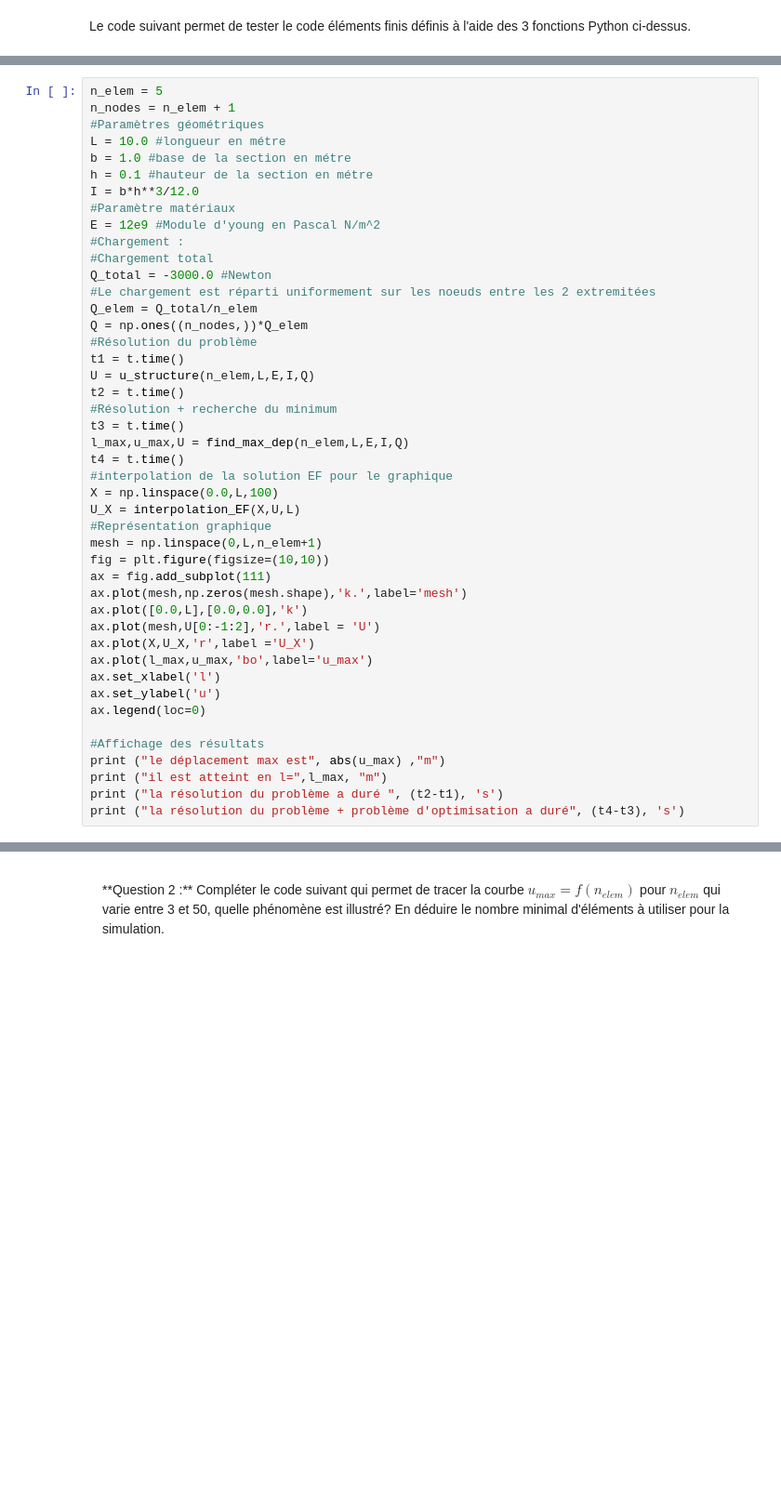
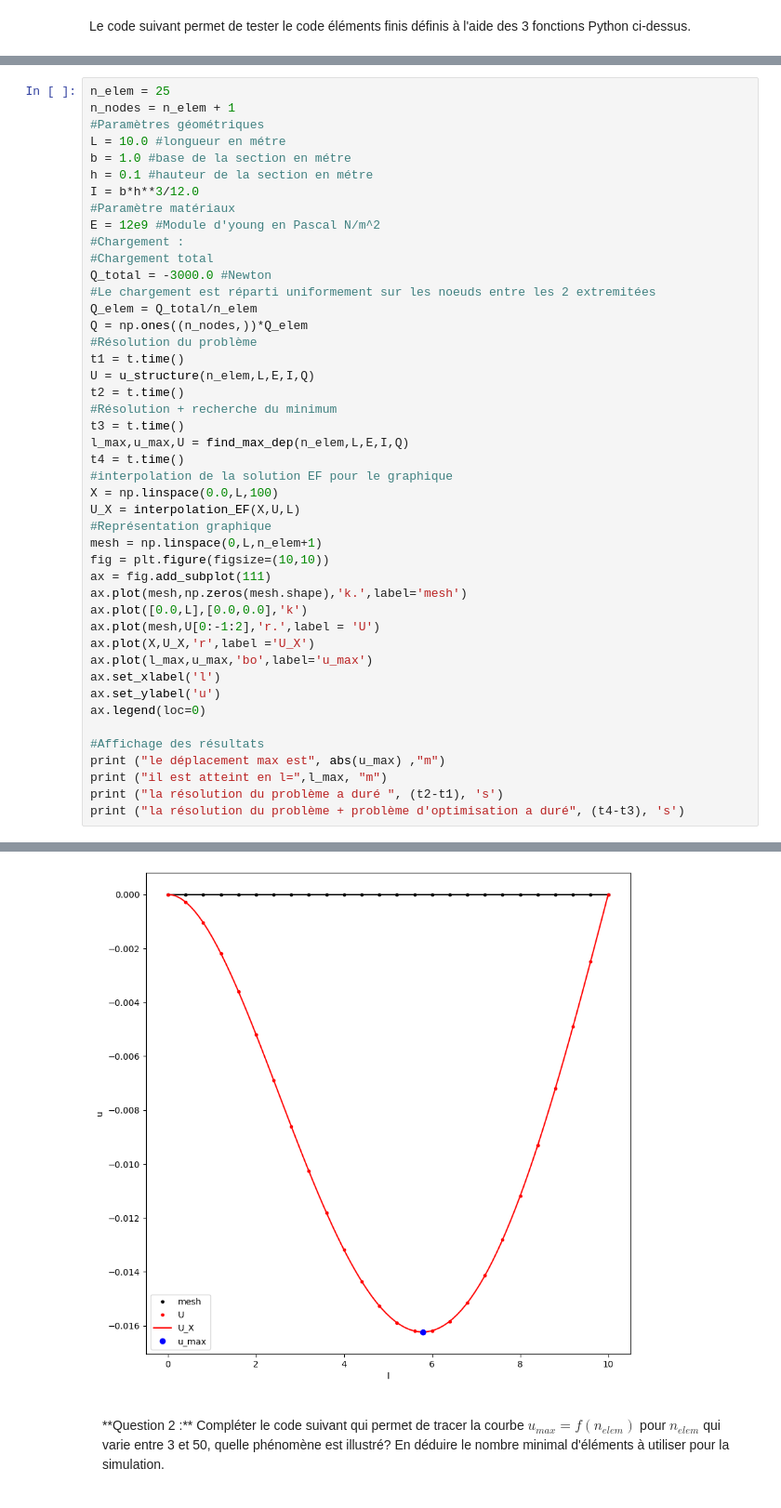
Before and after one commit to PaulCalot/supaero-mdo, a Jupyter notebook: be5/BE_2_etudiant.ipynb, the cells around one changed output, grey strips where cells are left out. Shown at 93% size. Drawn from its saved outputs; the diff is of its cells as text; blank space fills up the shorter version.

```diff
--- a/be5/BE_2_etudiant.ipynb
+++ b/be5/BE_2_etudiant.ipynb
@@ -100,5 +102,5 @@ Le code suivant permet de tester le code éléments finis définis à l'aide des
 # %%
-n_elem = 5
+n_elem = 25
 n_nodes = n_elem + 1
 #Paramètres géométriques
 L = 10.0 #longueur en métre
@@ -142,3 +144,4 @@ print ("le déplacement max est", abs(u_max) ,"m")
 print ("il est atteint en l=",l_max, "m")
 print ("la résolution du problème a duré ", (t2-t1), 's')
 print ("la résolution du problème + problème d'optimisation a duré", (t4-t3), 's')
+# %% [output]
@@ -145,3 +154,4 @@ print ("la résolution du problème + problème d'optimisation a duré", (t4-t3)
+[figure, added]
 # %% [markdown]
 <p class="bg-primary" style="padding:1em">**Question 2 :** Compléter le code suivant qui permet de tracer la courbe $u_{max} = f(n_{elem})$ pour $n_{elem}$ qui varie entre 3 et 50, quelle phénomène est illustré? En déduire le nombre minimal d'éléments à utiliser pour la simulation.</p>
 # %%
```
Also changed, not shown: parts of 43 cells of this notebook.
